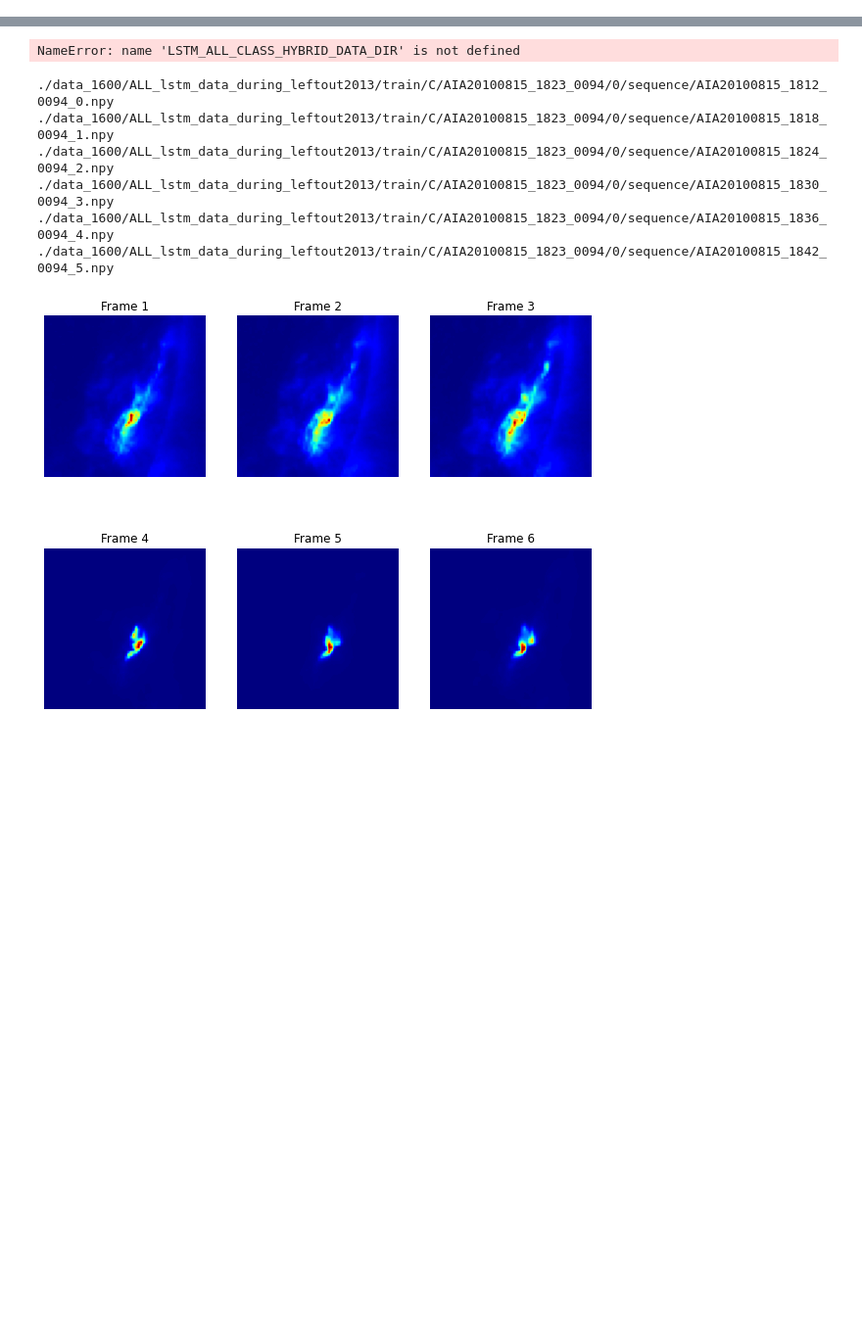
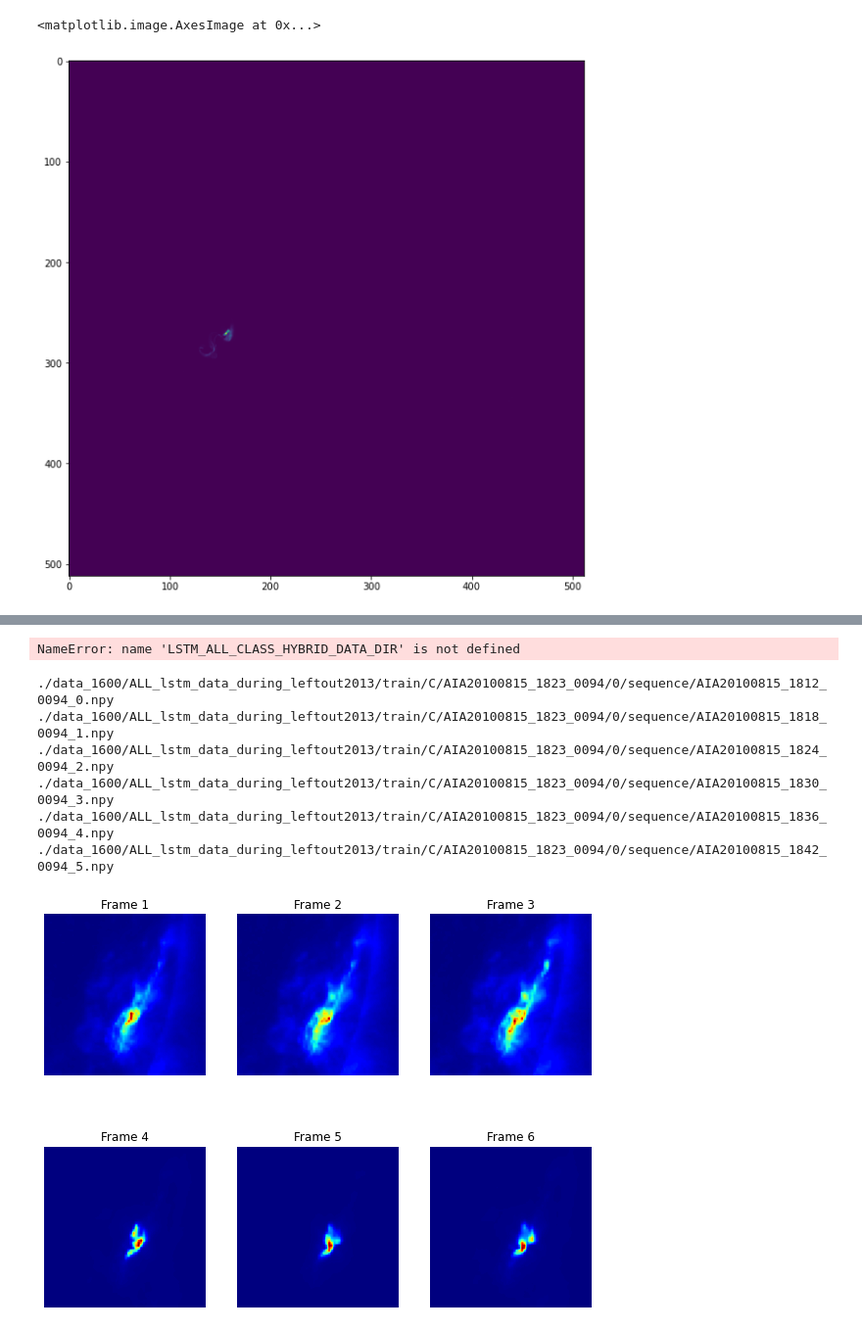
Before and after one commit to nikitagalayda/flare_lstm, a Jupyter notebook: ResNet50_start_flare_data_preparation.ipynb, the cells around one changed output, grey strips where cells are left out. Shown at 98% size. Drawn from its saved outputs; the diff is of its cells as text; code cells hidden in the pictures; blank space fills up the shorter version.

```diff
--- a/ResNet50_start_flare_data_preparation.ipynb
+++ b/ResNet50_start_flare_data_preparation.ipynb
@@ -96,3 +96,8 @@ PAIR_TRAIN_DATA_POSITIVE_DIR = f'./data/{FLARE_CLASS}_full_image_data/train/posi
 PAIR_TRAIN_DATA_NEGATIVE_DIR = f'./data/{FLARE_CLASS}_full_image_data/train/negative'
 PAIR_VAL_DATA_POSITIVE_DIR = f'./data/{FLARE_CLASS}_full_image_data/val/positive'
 PAIR_VAL_DATA_NEGATIVE_DIR = f'./data/{FLARE_CLASS}_full_image_data/val/negative'
+# %%
+t0 = np.load('./new_data/ALL_lstm_data_nmx_during_leftout2013/train/M/AIA20100807_1755_0094/0/full/AIA20100807_1754_0094_0.npy')
+t1 = np.load('./new_data/ALL_lstm_data_nmx_during_leftout2013/train/M/AIA20100807_1755_0094/0/full/AIA20100807_1806_0094_1.npy')
+# %%
+t2 = abs(t1-t0)
@@ -98,0 +106,6 @@ PAIR_VAL_DATA_NEGATIVE_DIR = f'./data/{FLARE_CLASS}_full_image_data/val/negative
+# %%
+plt.figure(figsize=(10, 10))
+plt.imshow(t2)
+# %% [output]
+<matplotlib.image.AxesImage at 0x...>
+[figure, added]
```
Also changed, not shown: parts of 6 cells of this notebook, 2 other files.
